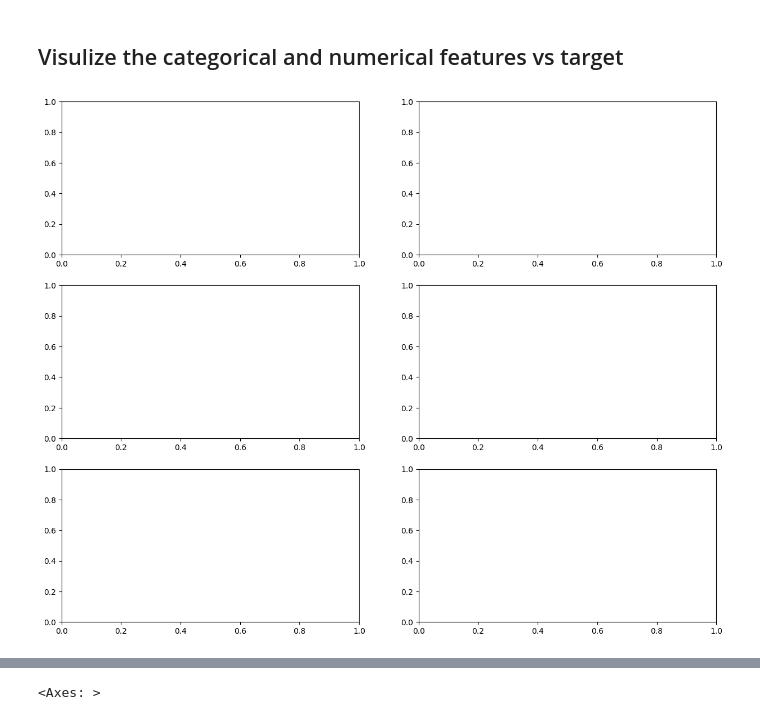
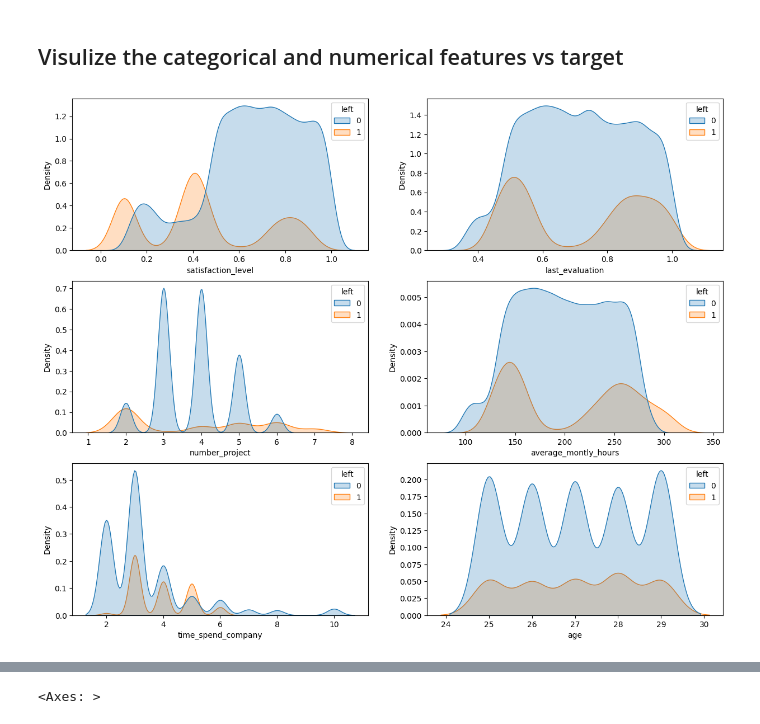
Before and after one commit to ashmi721/Data_Science_Project, a Jupyter notebook: Hr-employee_retention.ipynb, the cells around one changed output, grey strips where cells are left out. Saved outputs shown, nothing was run; the diff lists cells and outputs as text; code cells hidden in the pictures.

```diff
--- a/Hr-employee_retention.ipynb
+++ b/Hr-employee_retention.ipynb
@@ -91,8 +107,17 @@ df.describe()
+# %%
+df['left'] = df['left'].replace('?',np.NaN)
 # %% [markdown]
 ## Visulize the categorical and numerical features vs target
 # %%
 continuous_features = ['satisfaction_level', 'last_evaluation', 'number_project', 'average_montly_hours', 'time_spend_company','age']
-# %%
-fig, axes = plt.subplots(3,2,figsize=(15,12))
-# %% [output]
-[figure, removed]
+# %%
+fig, axes = plt.subplots(3,2,figsize=(15,12))
+sns.kdeplot(x='satisfaction_level',data=df,hue='left',fill=True,ax=axes[0,0])
+sns.kdeplot(x='last_evaluation',data=df,hue='left',fill=True,ax=axes[0,1])
+sns.kdeplot(x='number_project',data=df,hue='left',fill=True,ax=axes[1,0])
+sns.kdeplot(x='average_montly_hours',data=df,hue='left',fill=True,ax=axes[1,1])
+sns.kdeplot(x='time_spend_company',data=df,hue='left',fill=True,ax=axes[2,0])
+sns.kdeplot(x='age',data=df,hue='left',fill=True,ax=axes[2,1])
+plt.show()
+# %% [output]
+[figure, added]
```
Also changed, not shown: parts of 13 cells of this notebook.
